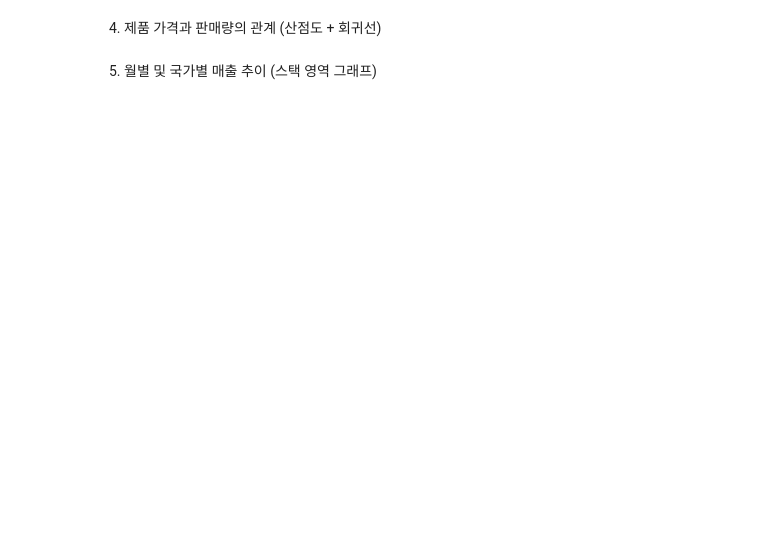
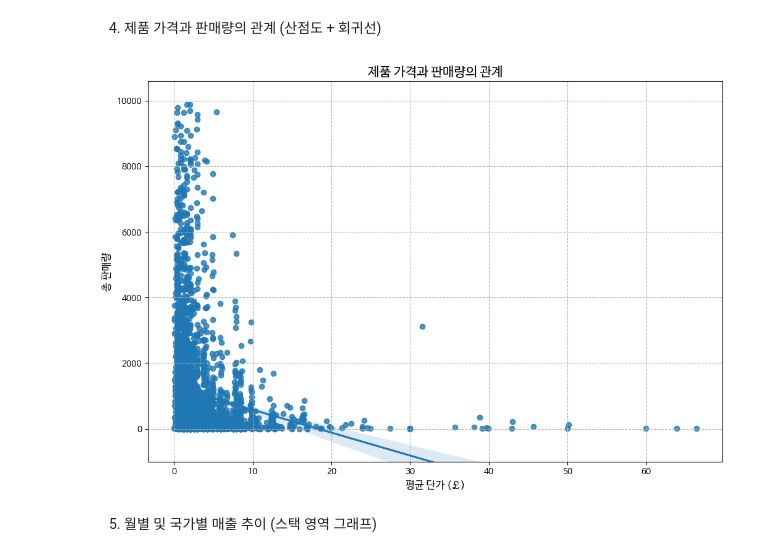
Before and after one commit to youlee203knou/Data-Analysis-with-Open-Source, a Jupyter notebook: 오픈소스_데이터_분석_11강.ipynb, the cells around one changed output. Drawn from its saved outputs; the diff is of its cells as text; code cells hidden in the pictures; blank space fills up the shorter version.

```diff
--- a/오픈소스_데이터_분석_11강.ipynb
+++ b/오픈소스_데이터_분석_11강.ipynb
@@ -534,28 +537,30 @@ plt.show()
 # %%
 ## 제품별 평균 단가 및 총 판매량 계산
 product_price_quantity = retail_data_clean.groupby('StockCode').agg({
     'UnitPrice': 'mean',
     'Quantity': 'sum'
 }).reset_index()
 
 ## 이상치 제거 (가격 100 미만, 판매량 10000 미만)
 filtered_products = product_price_quantity[
   (product_price_quantity['UnitPrice'] < 100) &
   (product_price_quantity['Quantity'] < 10000)
 ]
 
 ## 가격과 판매량의 관계 시각화 (회귀선 포함 산점도)
 plt.figure(figsize=(12, 8))
 # seaborn의 regplot을 이용하여 회귀선 포함 산점도를 출력
-
+sns.regplot(x='UnitPrice',y='Quantity', data=filtered_products)
 
 ## 그래프 제목 및 축 레이블 설정
 plt.title('제품 가격과 판매량의 관계', fontsize=15)
 plt.xlabel('평균 단가 (£)', fontsize=12)
 plt.ylabel('총 판매량', fontsize=12)
 plt.ylim(-1000, None) ## y축 시작점 설정
 plt.grid(linestyle='--') ## 그리드 추가
 plt.show()
+# %% [output]
+[figure, added]
 # %% [markdown]
 5. 월별 및 국가별 매출 추이 (스택 영역 그래프)
 # %%
```
Also changed, not shown: parts of 3 cells of this notebook.
